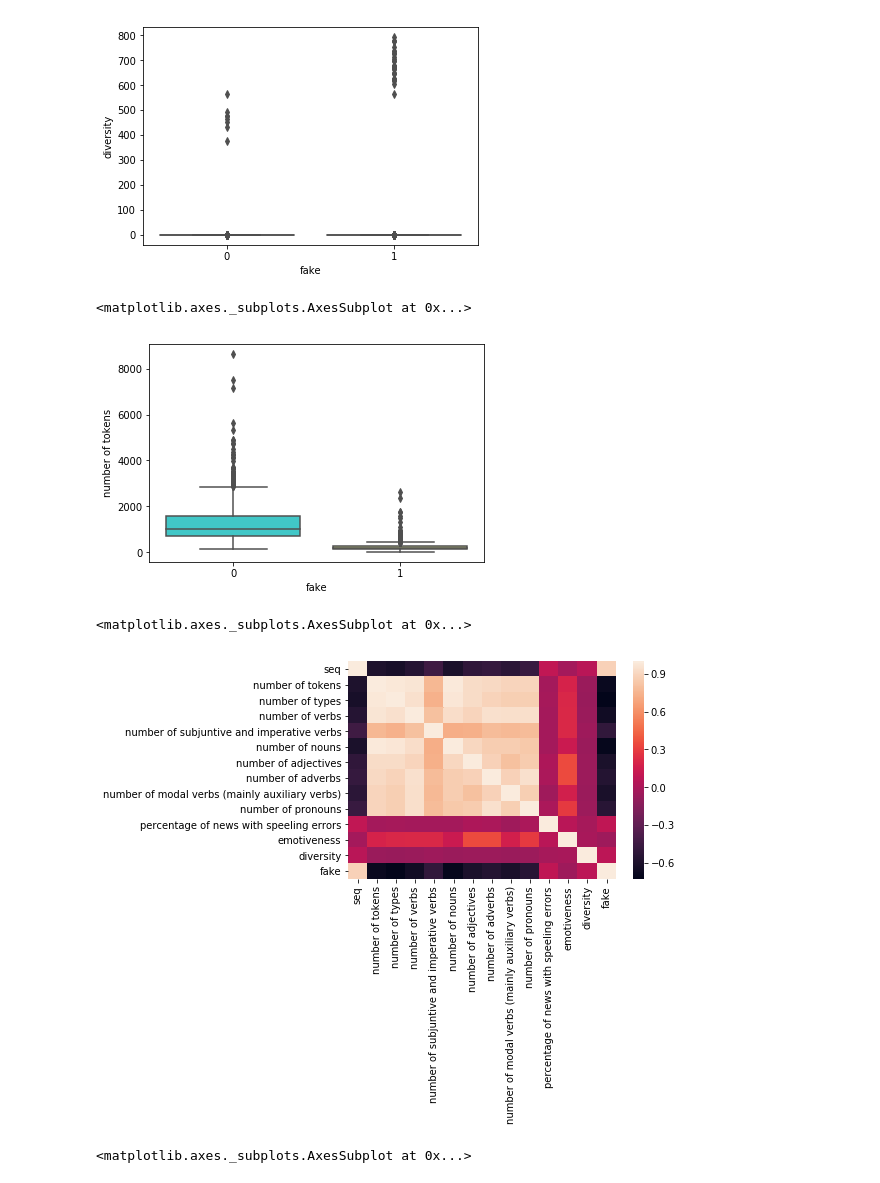
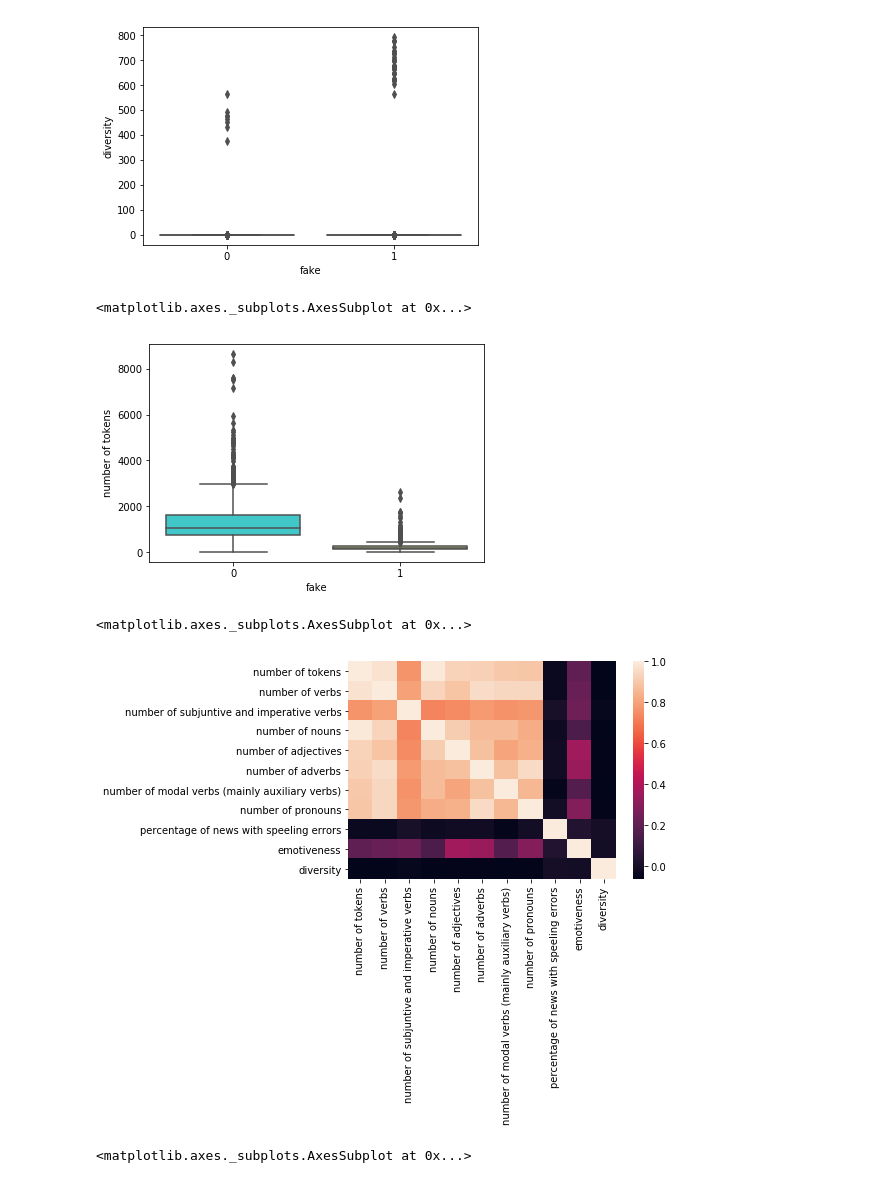
Before and after one commit to joaopaulopbjp/FakeNewsDetection, a Jupyter notebook: Fake News Classifier.ipynb, the cells around one changed output. Drawn from its saved outputs; the diff is of its cells as text; code cells hidden in the pictures.

```diff
--- a/Fake News Classifier.ipynb
+++ b/Fake News Classifier.ipynb
@@ -31,4 +29,10 @@ diversity                                         7200 non-null float64
 fake                                              7200 non-null int64
 dtypes: float64(3), int64(11), object(5)
 memory usage: 1.0+ MB
+# %%
+features_names = df_tratado.columns
+# %%
+features_names_filtrado = [feature_n for feature_n in features_names if feature_n not in ['seq','fake','number of types']]
+# %%
+df_tratado_filtrado = df_tratado[features_names_filtrado]
 # %%
@@ -105,15 +113,15 @@ sns.boxplot(x="fake", y="diversity", data=df_politica,palette='rainbow')
 <matplotlib.axes._subplots.AxesSubplot at 0x...>
 [figure]
 # %%
-sns.boxplot(x="fake", y="number of tokens", data=df_politica,palette='rainbow')
+sns.boxplot(x="fake", y="number of tokens", data=df_tratado,palette='rainbow')
 # %% [output]
 <matplotlib.axes._subplots.AxesSubplot at 0x...>
-[figure, old version]
+[figure, new version]
 # %%
-sns.heatmap(df_politica.corr())
+sns.heatmap(df_tratado_filtrado.corr())
 # %% [output]
 <matplotlib.axes._subplots.AxesSubplot at 0x...>
-[figure, old version]
+[figure, new version]
 # %%
 df_pol_filtrado = df_politica[['number of tokens','diversity','emotiveness']]
 # %%
```
Also changed, not shown: parts of 10 cells of this notebook.
